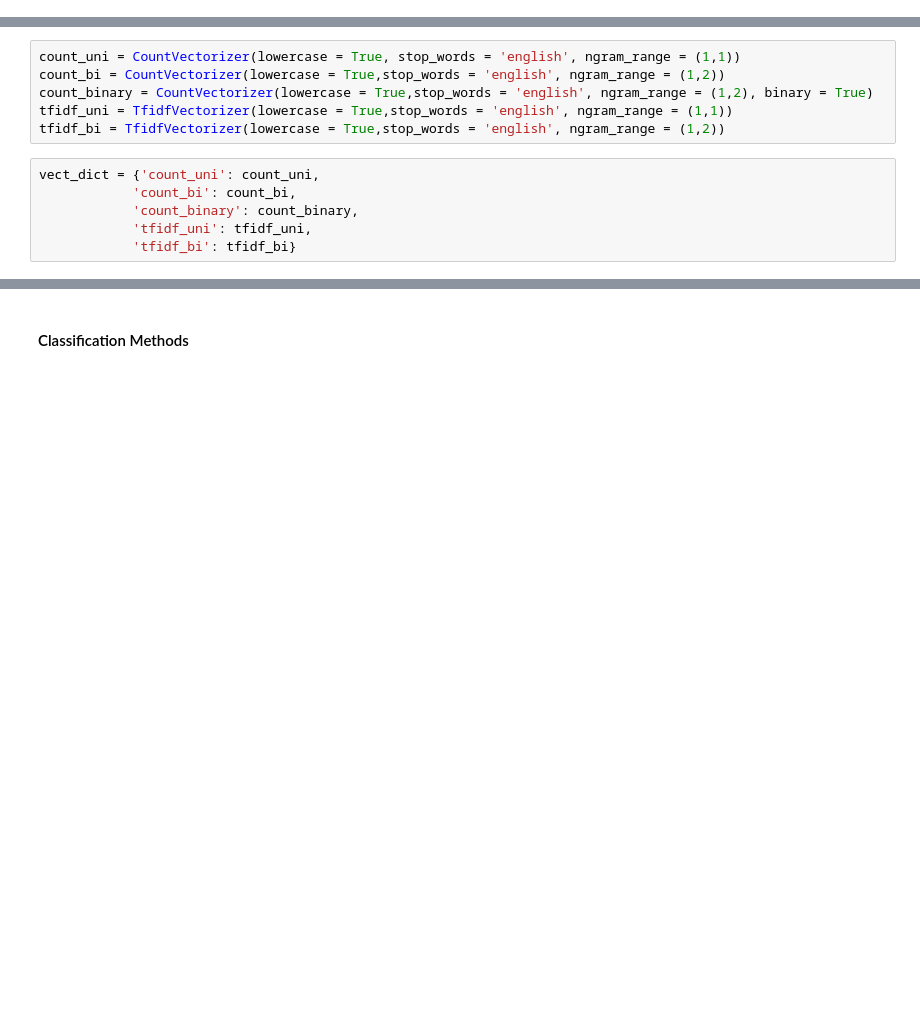
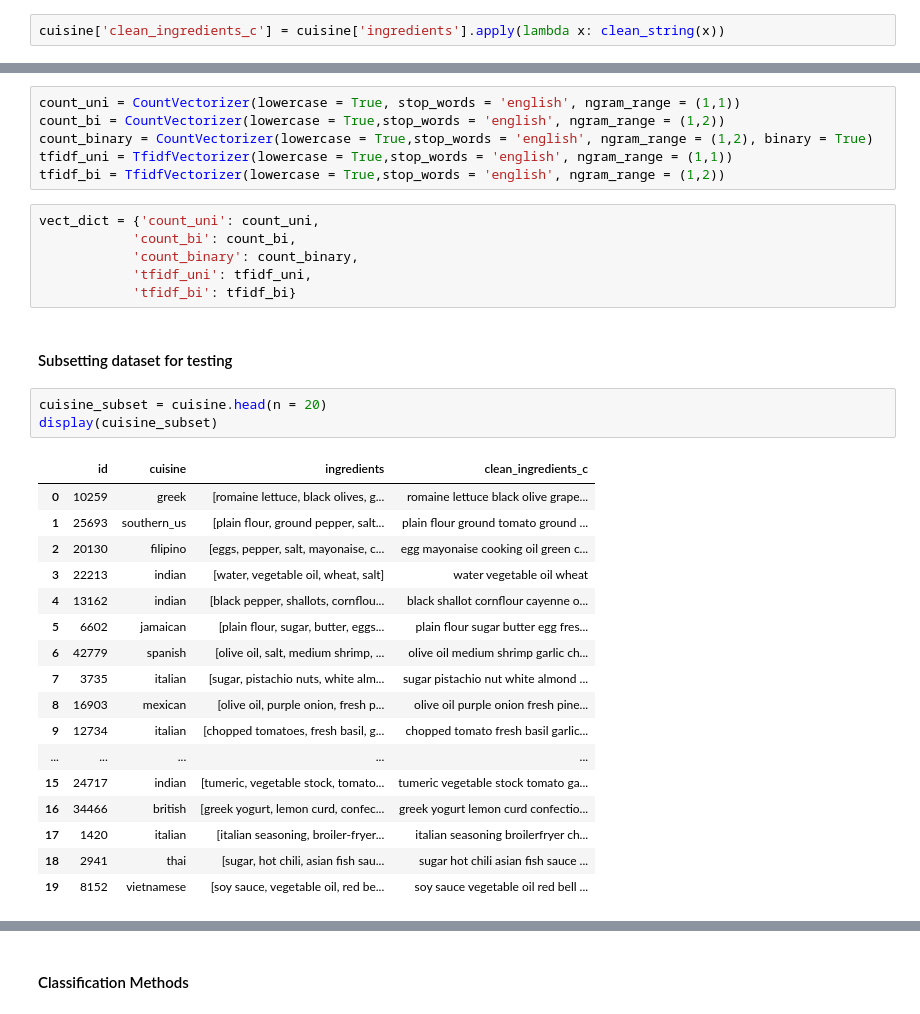
Before and after one commit to rvillanuevaunger/recipechatbot, a Jupyter notebook: feature_engineering.ipynb, the cells around one changed output, grey strips where cells are left out. Drawn from its saved outputs; the diff is of its cells as text; blank space fills up the shorter version.

```diff
--- a/feature_engineering.ipynb
+++ b/feature_engineering.ipynb
@@ -192,0 +211,2 @@ memory usage: 4.7+ MB
+# %%
+cuisine['clean_ingredients_c'] = cuisine['ingredients'].apply(lambda x: clean_string(x))
@@ -206,3 +237,26 @@ vect_dict = {'count_uni': count_uni,
             'count_binary': count_binary,
             'tfidf_uni': tfidf_uni,
             'tfidf_bi': tfidf_bi}
+# %% [markdown]
+#### Subsetting dataset for testing
+# %%
+cuisine_subset = cuisine.head(n = 20)
+display(cuisine_subset)
+# %% [output]
+|  | id | cuisine | ingredients | clean_ingredients_c |
+| 0 | 10259 | greek | [romaine lettuce, black olives, g... | romaine lettuce black olive grape... |
+| 1 | 25693 | southern_us | [plain flour, ground pepper, salt... | plain flour ground tomato ground ... |
+| 2 | 20130 | filipino | [eggs, pepper, salt, mayonaise, c... | egg mayonaise cooking oil green c... |
+| 3 | 22213 | indian | [water, vegetable oil, wheat, salt] | water vegetable oil wheat |
+| 4 | 13162 | indian | [black pepper, shallots, cornflou... | black shallot cornflour cayenne o... |
+| 5 | 6602 | jamaican | [plain flour, sugar, butter, eggs... | plain flour sugar butter egg fres... |
+| 6 | 42779 | spanish | [olive oil, salt, medium shrimp, ... | olive oil medium shrimp garlic ch... |
+| 7 | 3735 | italian | [sugar, pistachio nuts, white alm... | sugar pistachio nut white almond ... |
+| 8 | 16903 | mexican | [olive oil, purple onion, fresh p... | olive oil purple onion fresh pine... |
+| 9 | 12734 | italian | [chopped tomatoes, fresh basil, g... | chopped tomato fresh basil garlic... |
+| ... | ... | ... | ... | ... |
+| 15 | 24717 | indian | [tumeric, vegetable stock, tomato... | tumeric vegetable stock tomato ga... |
+| 16 | 34466 | british | [greek yogurt, lemon curd, confec... | greek yogurt lemon curd confectio... |
+| 17 | 1420 | italian | [italian seasoning, broiler-fryer... | italian seasoning broilerfryer ch... |
+| 18 | 2941 | thai | [sugar, hot chili, asian fish sau... | sugar hot chili asian fish sauce ... |
+| 19 | 8152 | vietnamese | [soy sauce, vegetable oil, red be... | soy sauce vegetable oil red bell ... |
```
Also changed, not shown: parts of 30 cells of this notebook.
